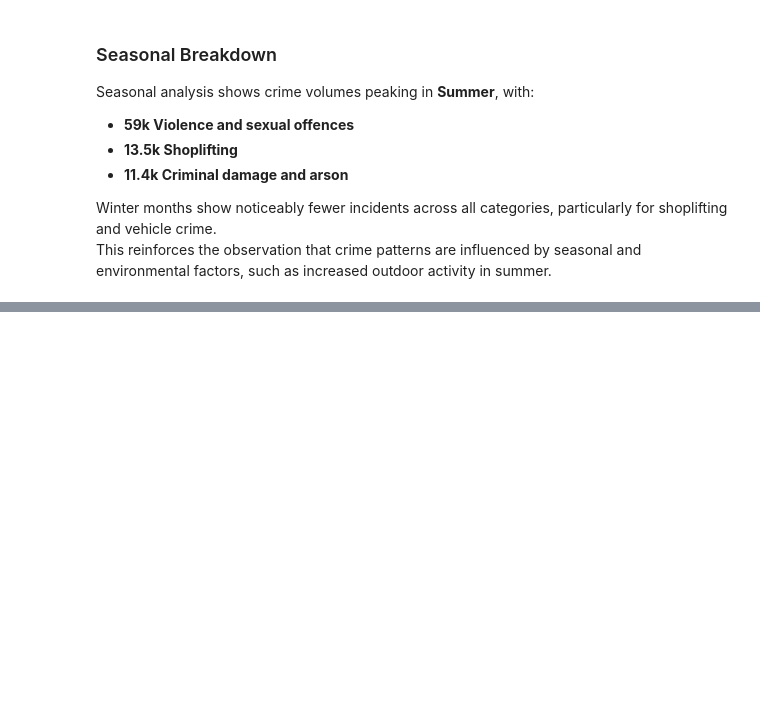
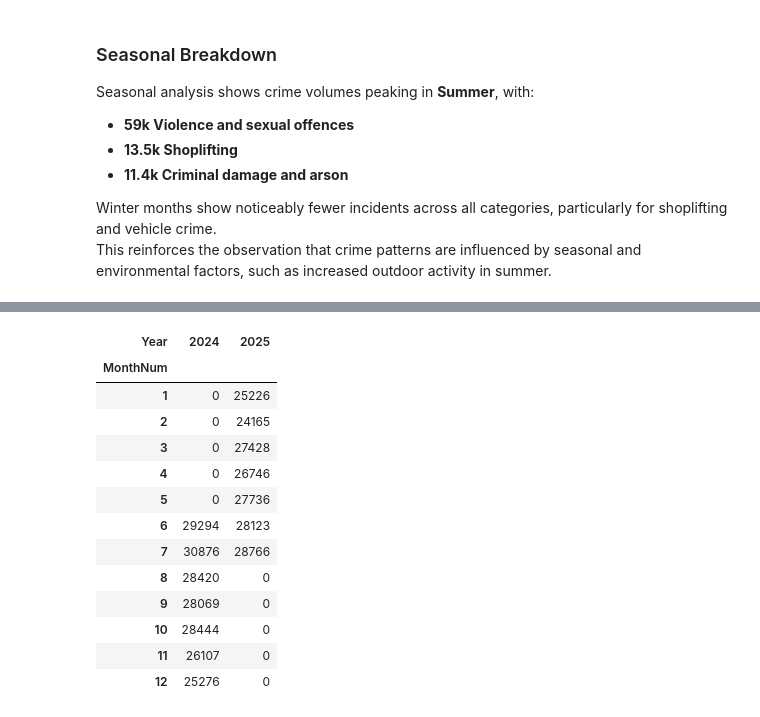
Before and after one commit to Adam-Ansar/west-midlands-crime-analysis, a Jupyter notebook: notebooks/eda.ipynb, the cells around one changed output, grey strips where cells are left out. Saved outputs shown, nothing was run; the diff lists cells and outputs as text; code cells hidden in the pictures; blank space fills up the shorter version.

```diff
--- a/notebooks/eda.ipynb
+++ b/notebooks/eda.ipynb
@@ -253,0 +364,19 @@ This reinforces the observation that crime patterns are influenced by seasonal a
+# %%
+# Compare year-to-year monthly trends for anomilies
+monthly_counts = df.groupby(["Year", "MonthNum"]).size().unstack(level=0, fill_value=0)
+monthly_counts
+# %% [output]
+| Year | 2024 | 2025 |
+| MonthNum |  |  |
+| 1 | 0 | 25226 |
+| 2 | 0 | 24165 |
+| 3 | 0 | 27428 |
+| 4 | 0 | 26746 |
+| 5 | 0 | 27736 |
+| 6 | 29294 | 28123 |
+| 7 | 30876 | 28766 |
+| 8 | 28420 | 0 |
+| 9 | 28069 | 0 |
+| 10 | 28444 | 0 |
+| 11 | 26107 | 0 |
+| 12 | 25276 | 0 |
```
Also changed, not shown: parts of 24 cells of this notebook, 2 other files.
